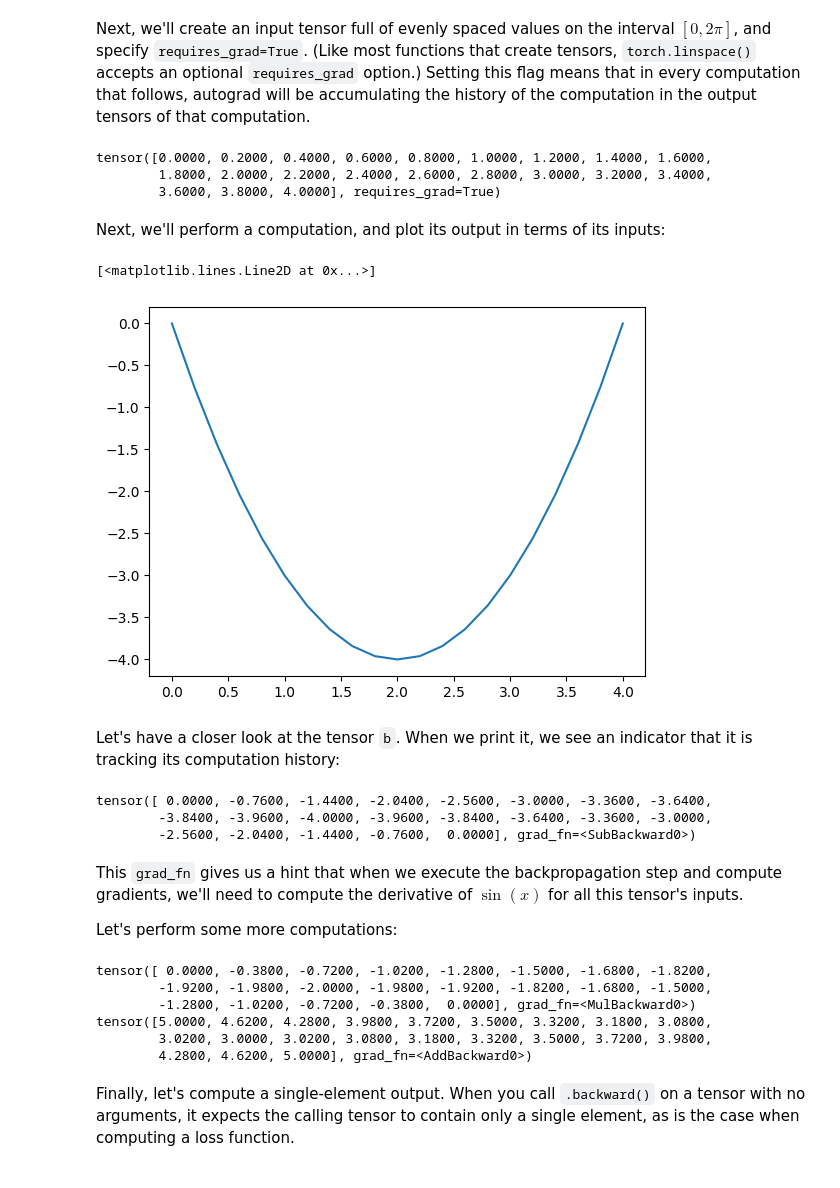
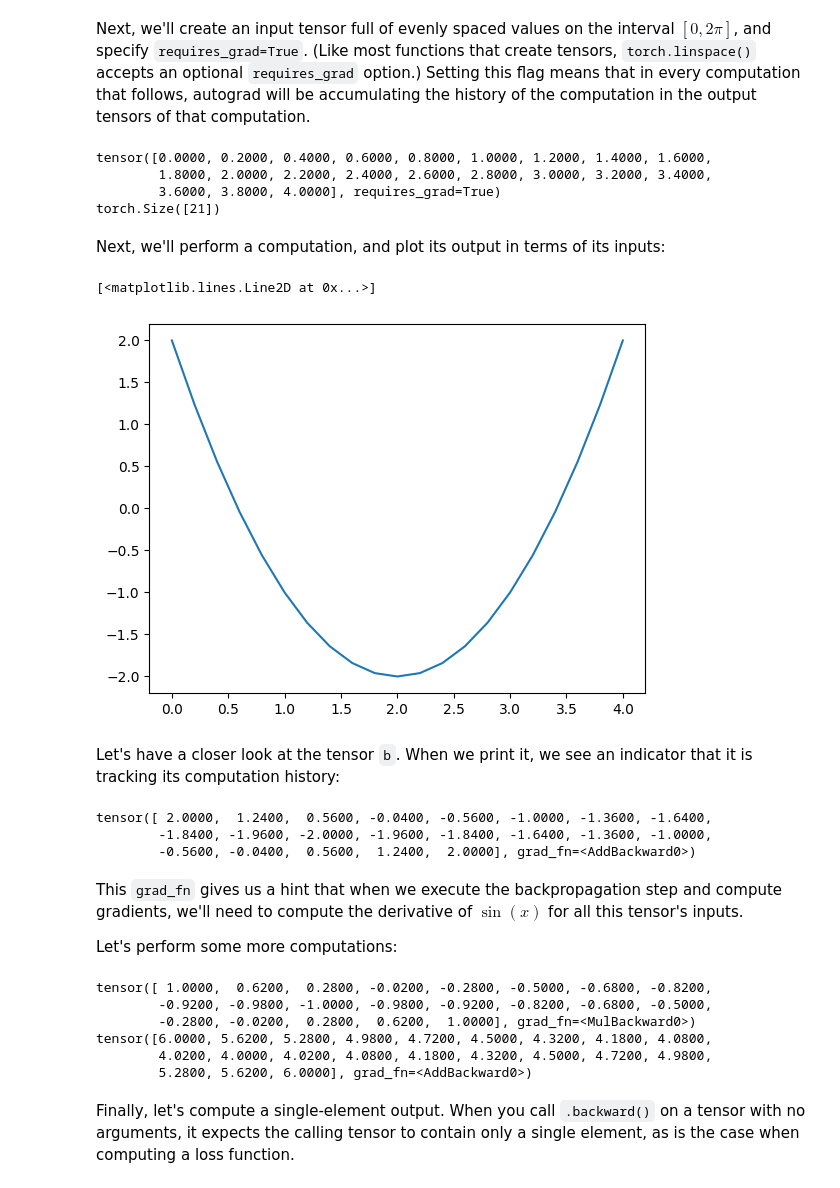
Before and after one commit to koliby777/Pytorch_tutorials, a Jupyter notebook: Autogradyt3_tutorial.ipynb, the cells around one changed output. Drawn from its saved outputs; the diff is of its cells as text; code cells hidden in the pictures.

```diff
--- a/Autogradyt3_tutorial.ipynb
+++ b/Autogradyt3_tutorial.ipynb
@@ -133,28 +133,38 @@ the computation in the output tensors of that computation.
 # %%
 a = torch.linspace(0., 4., steps=21, requires_grad=True) # steps je celkovy pocet useku
 print(a)
+print(a.shape)
 # %% [output]
 tensor([0.0000, 0.2000, 0.4000, 0.6000, 0.8000, 1.0000, 1.2000, 1.4000, 1.6000,
         1.8000, 2.0000, 2.2000, 2.4000, 2.6000, 2.8000, 3.0000, 3.2000, 3.4000,
         3.6000, 3.8000, 4.0000], requires_grad=True)
+torch.Size([21])
 # %% [markdown]
 Next, we'll perform a computation, and plot its output in terms of its
 inputs:
-# %%
-b = a ** 2 - 4 * a
-plt.plot(a.detach(), b.detach())  #   The detach() method detaches the tensor from its computation history.
-# %% [output]
-[<matplotlib.lines.Line2D at 0x...>]
-[figure, removed]
+# %%
+b = a ** 2 - 4 * a + 2
+plt.plot(a.detach(), b.detach())
+"""
+The detach() method detaches the tensor from its computation history.
+The Tensor object's detach() method - it creates a copy of the tensor
+that is detached from the computation history.
+This is because matplotlib expects a NumPy array as input,
+and the implicit conversion from a PyTorch tensor to a NumPy array is not enabled
+for tensors with requires_grad=True. Making a detached copy lets us move forward.
+"""
+# %% [output]
+[<matplotlib.lines.Line2D at 0x...>]
+[figure, added]
 # %% [markdown]
 Let's have a closer look at the tensor `b`. When we print it, we see an
 indicator that it is tracking its computation history:
 # %%
 print(b)
 # %% [output]
-tensor([ 0.0000, -0.7600, -1.4400, -2.0400, -2.5600, -3.0000, -3.3600, -3.6400,
-        -3.8400, -3.9600, -4.0000, -3.9600, -3.8400, -3.6400, -3.3600, -3.0000,
-        -2.5600, -2.0400, -1.4400, -0.7600,  0.0000], grad_fn=<SubBackward0>)
+tensor([ 2.0000,  1.2400,  0.5600, -0.0400, -0.5600, -1.0000, -1.3600, -1.6400,
+        -1.8400, -1.9600, -2.0000, -1.9600, -1.8400, -1.6400, -1.3600, -1.0000,
+        -0.5600, -0.0400,  0.5600,  1.2400,  2.0000], grad_fn=<AddBackward0>)
 # %% [markdown]
 This `grad_fn` gives us a hint that when we execute the backpropagation
 step and compute gradients, we'll need to compute the derivative of
@@ -168,12 +178,12 @@ print(c)
 d = c + 5
 print(d)
 # %% [output]
-tensor([ 0.0000, -0.3800, -0.7200, -1.0200, -1.2800, -1.5000, -1.6800, -1.8200,
-        -1.9200, -1.9800, -2.0000, -1.9800, -1.9200, -1.8200, -1.6800, -1.5000,
-        -1.2800, -1.0200, -0.7200, -0.3800,  0.0000], grad_fn=<MulBackward0>)
-tensor([5.0000, 4.6200, 4.2800, 3.9800, 3.7200, 3.5000, 3.3200, 3.1800, 3.0800,
-        3.0200, 3.0000, 3.0200, 3.0800, 3.1800, 3.3200, 3.5000, 3.7200, 3.9800,
-        4.2800, 4.6200, 5.0000], grad_fn=<AddBackward0>)
+tensor([ 1.0000,  0.6200,  0.2800, -0.0200, -0.2800, -0.5000, -0.6800, -0.8200,
+        -0.9200, -0.9800, -1.0000, -0.9800, -0.9200, -0.8200, -0.6800, -0.5000,
+        -0.2800, -0.0200,  0.2800,  0.6200,  1.0000], grad_fn=<MulBackward0>)
+tensor([6.0000, 5.6200, 5.2800, 4.9800, 4.7200, 4.5000, 4.3200, 4.1800, 4.0800,
+        4.0200, 4.0000, 4.0200, 4.0800, 4.1800, 4.3200, 4.5000, 4.7200, 4.9800,
+        5.2800, 5.6200, 6.0000], grad_fn=<AddBackward0>)
 # %% [markdown]
 Finally, let's compute a single-element output. When you call
 `.backward()` on a tensor with no arguments, it expects the calling
```
Also changed, not shown: parts of 30 cells of this notebook.
